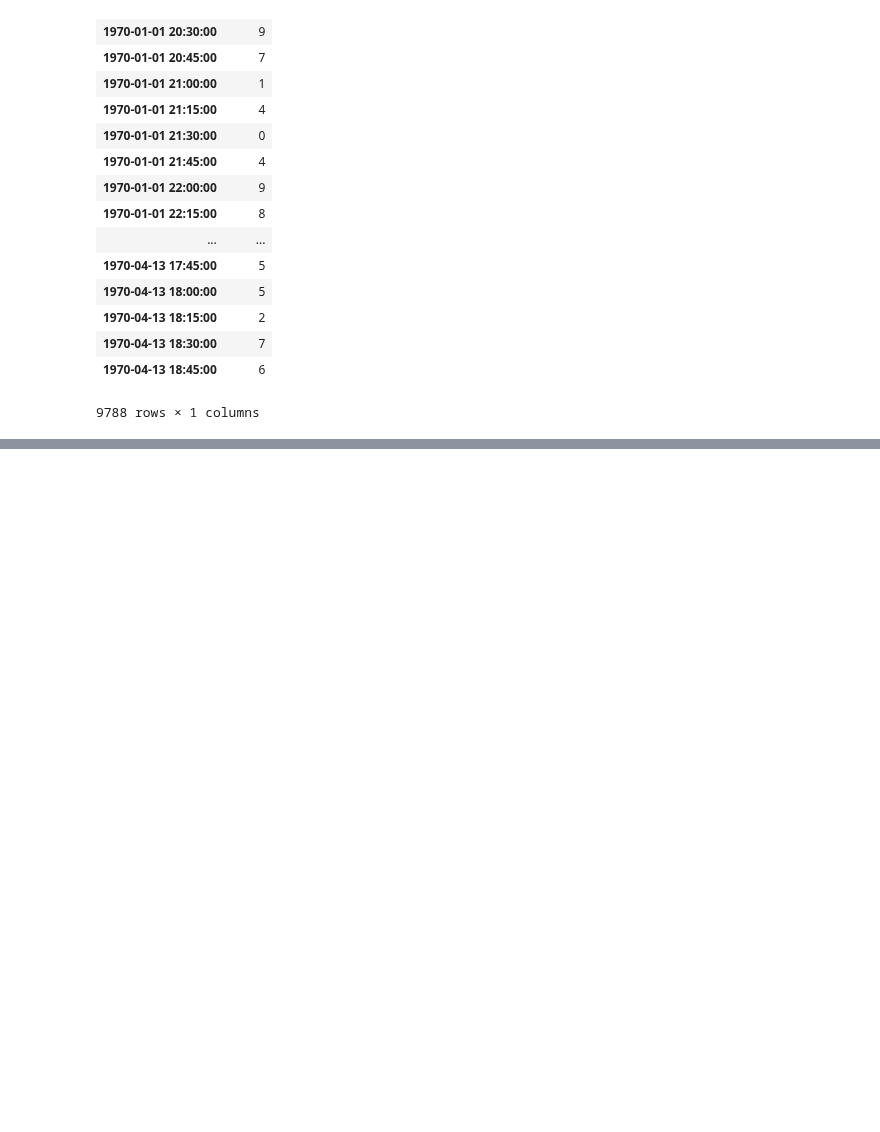
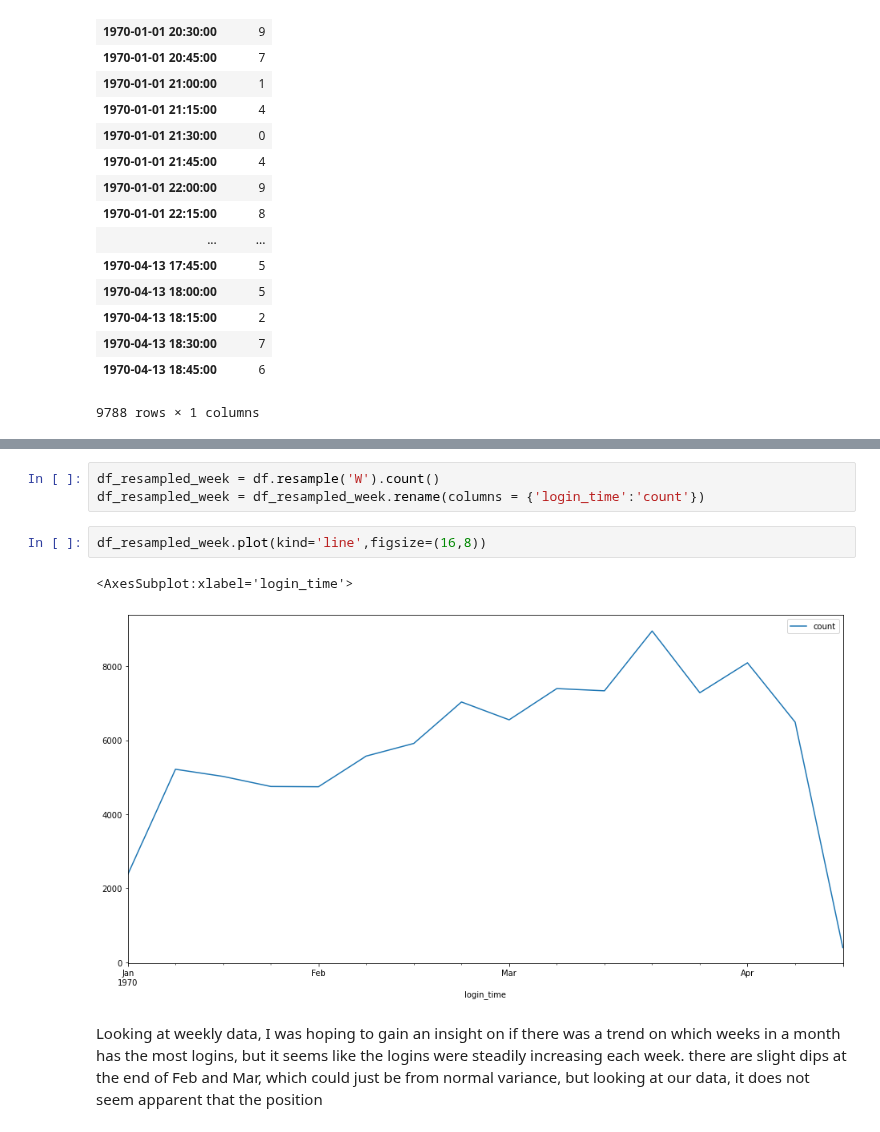
Before and after one commit to kenneykwan/Springboard, a Jupyter notebook: ultimate_challenge/Ultimate Challenge - Part 1 EDA.ipynb, the cells around one changed output, grey strips where cells are left out. Cells and saved outputs as stored; diff of their text form; blank space fills up the shorter version.

```diff
--- a/ultimate_challenge/Ultimate Challenge - Part 1 EDA.ipynb
+++ b/ultimate_challenge/Ultimate Challenge - Part 1 EDA.ipynb
@@ -55,0 +147,10 @@ df_resampled
+# %%
+df_resampled_week = df.resample('W').count()
+df_resampled_week = df_resampled_week.rename(columns = {'login_time':'count'})
+# %%
+df_resampled_week.plot(kind='line',figsize=(16,8))
+# %% [output]
+<AxesSubplot:xlabel='login_time'>
+[figure, added]
+# %% [markdown]
+Looking at weekly data, I was hoping to gain an insight on if there was a trend on which weeks in a month has the most logins, but it seems like the logins were steadily increasing each week. there are slight dips at the end of Feb and Mar, which could just be from normal variance, but looking at our data, it does not seem apparent that the position
```
Also changed, not shown: parts of 12 cells of this notebook.
